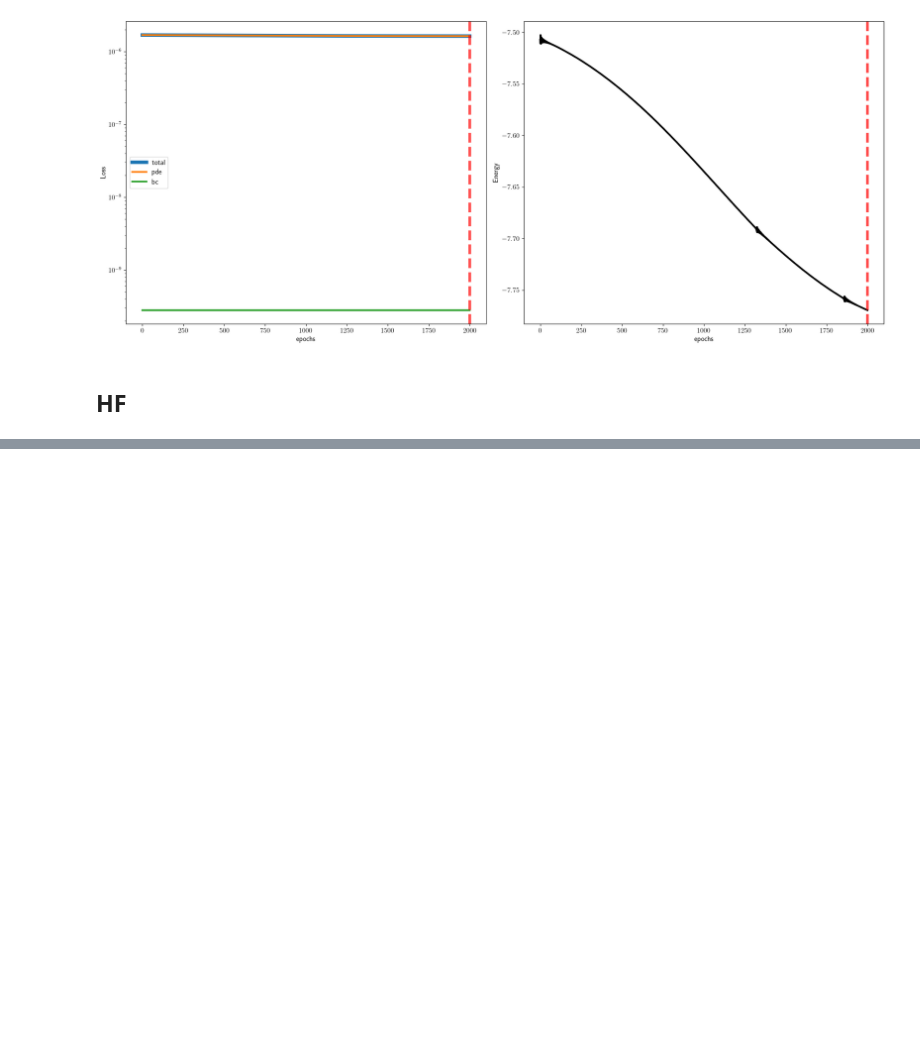
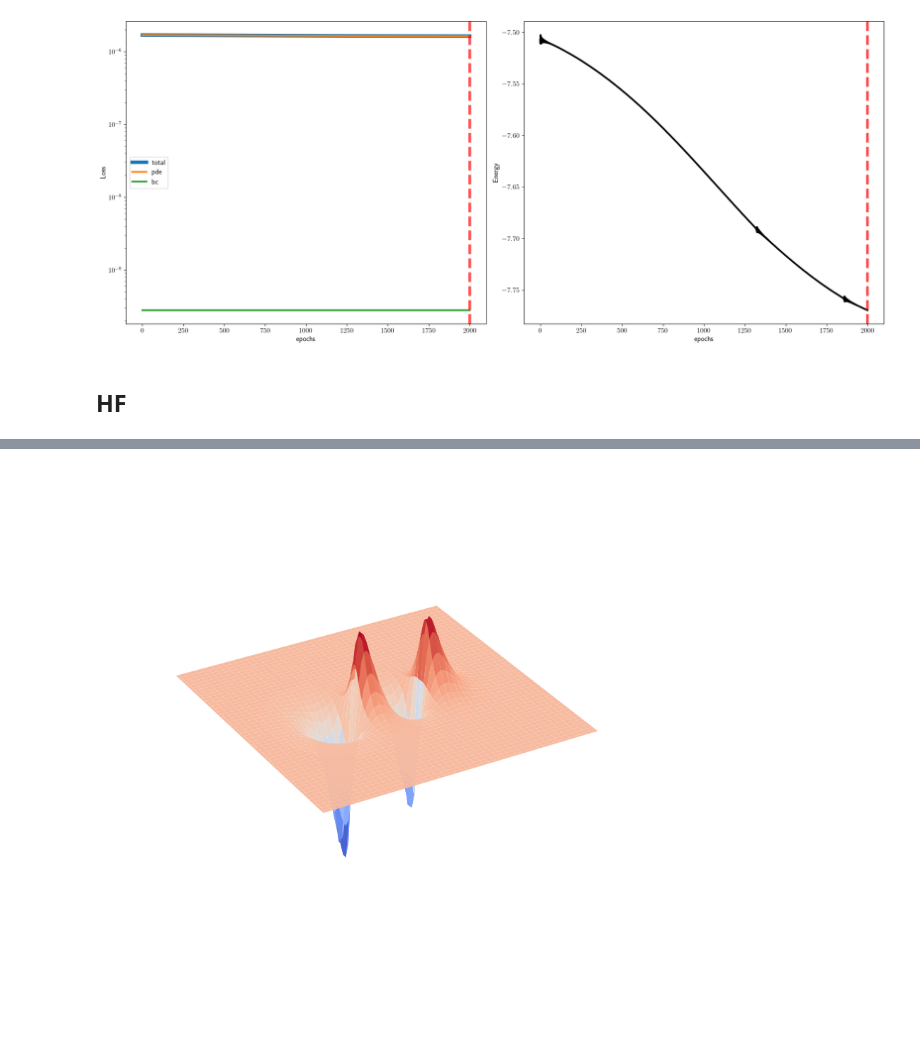
Before and after one commit to eh18445/MSc-Project, a Jupyter notebook: 2_atoms_notebook.ipynb, the cells around one changed output, grey strips where cells are left out. Cells and saved outputs as stored; diff of their text form; code cells hidden in the pictures; blank space fills up the shorter version.

```diff
--- a/2_atoms_notebook.ipynb
+++ b/2_atoms_notebook.ipynb
@@ -1688,0 +1793,52 @@ FileNotFoundError: [Errno 2] No such file or directory: 'figure/fig_O2.pdf'
+# %%
+boundaries = 4
+params['xL']= -boundaries; params['xR']= boundaries
+params['yL']= -boundaries; params['yR']= boundaries
+params['zL']= -boundaries; params['zR']= boundaries
+
+
+params['n_test']= 100#250
+
+Ri=1
+
+x3,y3,z3,psi, psi_L = psi3d(Ri,c)
+
+
+cN = int(params['n_test']/2);
+xg, yg, zg= np.meshgrid(x3, y3, z3)
+gx = xg[:,:,cN]; gy = yg[:,:,cN]; gz = zg[:,cN,:]
+
+ps = (psi[:,:,cN])
+ps_L = (psi_L[:,:,cN])
+
+
+
+# fig = plt.figure(figsize=(18, 10))
+# plt.contourf(gx, gy, ps.T, 100, vmin=ps.min(), vmax=ps.max()  )
+# plt.tight_layout()
+
+
+from matplotlib import cm
+import pylab
+from mpl_toolkits.mplot3d import Axes3D
+
+# fig = pylab.figure(figsize=[10,10]); ax = Axes3D(fig)
+
+fig, ax = plt.subplots(1, subplot_kw={"projection": "3d"}, figsize=[10,10])
+
+ax.plot_surface(gx, gy, ps.T, cmap=cm.coolwarm, antialiased=True, linewidth=0,
+                shade=False, edgecolor='none')
+
+# ax.plot_surface(gx, gy, ps2,  cmap=cm.coolwarm,
+#                         linewidth=0, antialiased=False)
+
+plt.xlabel("$x$"); plt.ylabel("$y$")
+# ax.set_zlabel("$\psi(x,y,z=0,R=2)$")
+ax.set_xticks([]); ax.set_yticks([]); ax.set_zticks([])
+ax.view_init(30, 60); ax.grid(True)
+ax.axis('off')
+#jet
+
+plt.savefig('figures/fig_O2.pdf', format='pdf')
+# %% [output]
+[figure, added]
```
Also changed, not shown: parts of 30 cells of this notebook, 8 other files.
